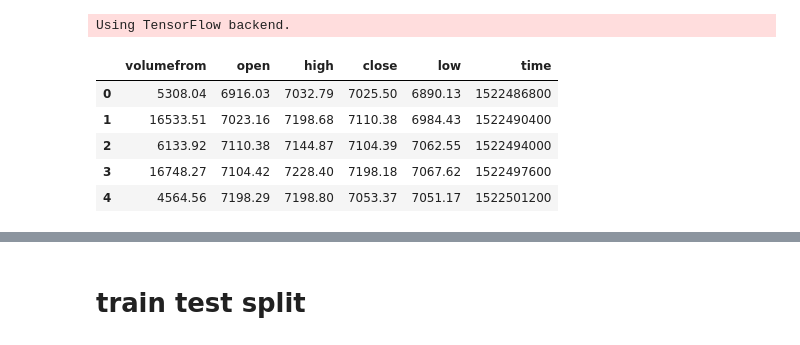
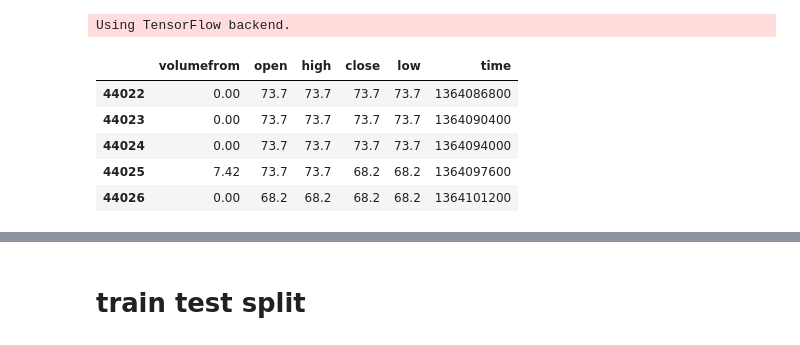
Before and after one commit to daniel-cortez-stevenson/crypto-predict, a Jupyter notebook: notebooks/model_dev.ipynb, the cells around one changed output, grey strips where cells are left out. Cells and saved outputs as stored; diff of their text form; code cells hidden in the pictures.

```diff
--- a/notebooks/model_dev.ipynb
+++ b/notebooks/model_dev.ipynb
@@ -15,14 +15,16 @@ from keras.layers import LSTM, Dropout, Dense
 Using TensorFlow backend.
 # %%
 df = df = pd.read_csv(project_path + '/data/raw/data.csv', index_col=0)
+df.sort_values('time', inplace=True)
 df.drop(['index', 'volumeto'], axis=1, inplace=True)
+
 df.head()
 # %% [output]
 |  | volumefrom | open | high | close | low | time |
-| 0 | 5308.04 | 6916.03 | 7032.79 | 7025.50 | 6890.13 | 1522486800 |
-| 1 | 16533.51 | 7023.16 | 7198.68 | 7110.38 | 6984.43 | 1522490400 |
-| 2 | 6133.92 | 7110.38 | 7144.87 | 7104.39 | 7062.55 | 1522494000 |
-| 3 | 16748.27 | 7104.42 | 7228.40 | 7198.18 | 7067.62 | 1522497600 |
-| 4 | 4564.56 | 7198.29 | 7198.80 | 7053.37 | 7051.17 | 1522501200 |
+| 44022 | 0.00 | 73.7 | 73.7 | 73.7 | 73.7 | 1364086800 |
+| 44023 | 0.00 | 73.7 | 73.7 | 73.7 | 73.7 | 1364090400 |
+| 44024 | 0.00 | 73.7 | 73.7 | 73.7 | 73.7 | 1364094000 |
+| 44025 | 7.42 | 73.7 | 73.7 | 68.2 | 68.2 | 1364097600 |
+| 44026 | 0.00 | 68.2 | 68.2 | 68.2 | 68.2 | 1364101200 |
 # %%
 sample = df.iloc[20000:,:]
```
Also changed, not shown: parts of 18 cells of this notebook, 1 other file.
